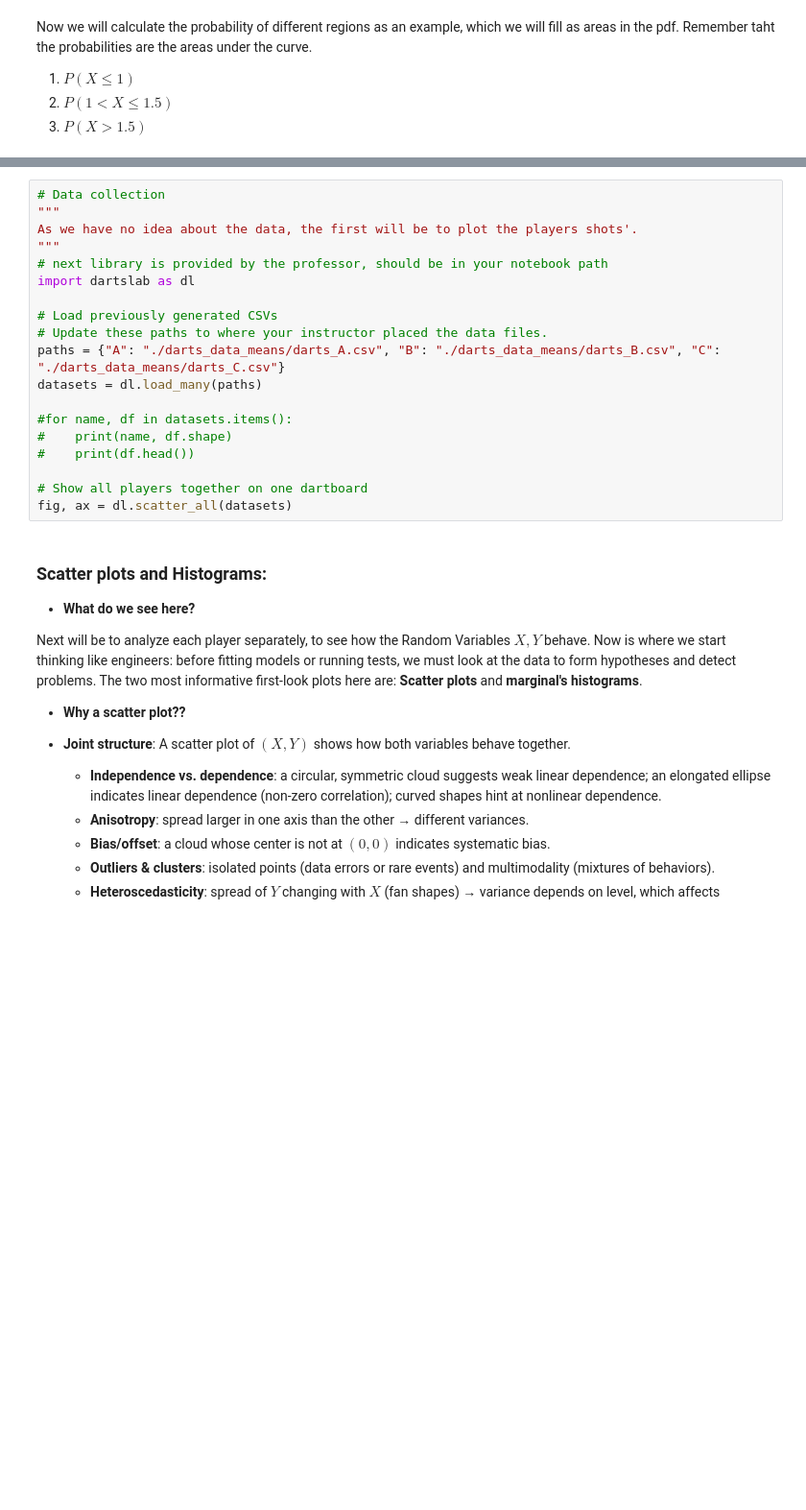
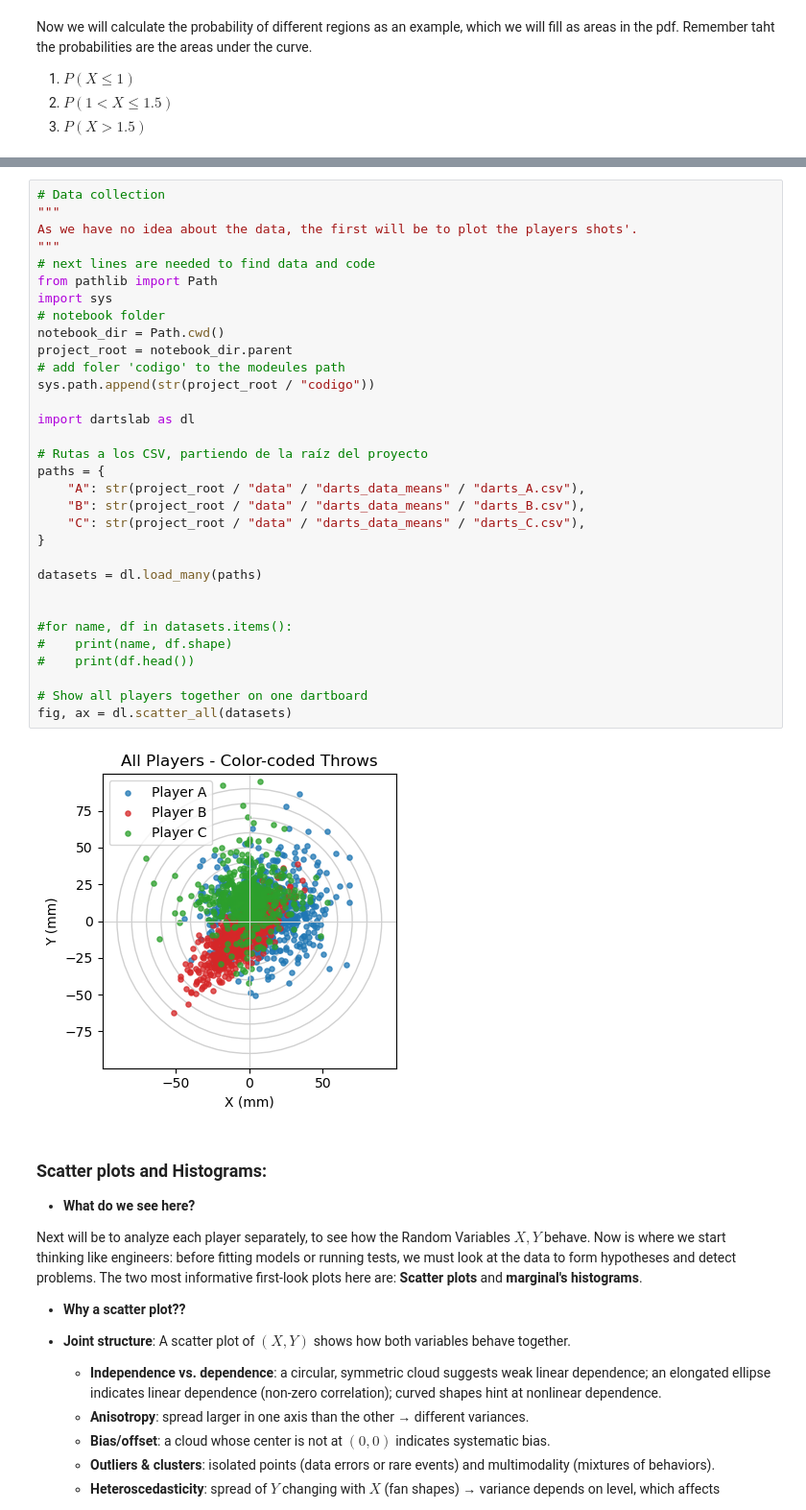
Before and after one commit to Alberto-Rodriguez-Martinez/statistical-signal-processing, a Jupyter notebook: notebooks/Random_Variables.ipynb, the cells around one changed output, grey strips where cells are left out. Shown at 96% size. Saved outputs shown, nothing was run; the diff lists cells and outputs as text; blank space fills up the shorter version.

```diff
--- a/notebooks/Random_Variables.ipynb
+++ b/notebooks/Random_Variables.ipynb
@@ -340,22 +363,37 @@ In this experiment, each throw lands at coordinates $(X, Y)$ measured in millime
 # %%
 # Data collection
 """
 As we have no idea about the data, the first will be to plot the players shots'.
 """
-# next library is provided by the professor, should be in your notebook path
+# next lines are needed to find data and code
+from pathlib import Path
+import sys
+# notebook folder
+notebook_dir = Path.cwd()
+project_root = notebook_dir.parent
+# add foler 'codigo' to the modeules path
+sys.path.append(str(project_root / "codigo"))
+
 import dartslab as dl
 
-# Load previously generated CSVs
-# Update these paths to where your instructor placed the data files.
-paths = {"A": "./darts_data_means/darts_A.csv", "B": "./darts_data_means/darts_B.csv", "C": "./darts_data_means/darts_C.csv"}
+# Rutas a los CSV, partiendo de la raíz del proyecto
+paths = {
+    "A": str(project_root / "data" / "darts_data_means" / "darts_A.csv"),
+    "B": str(project_root / "data" / "darts_data_means" / "darts_B.csv"),
+    "C": str(project_root / "data" / "darts_data_means" / "darts_C.csv"),
+}
+
 datasets = dl.load_many(paths)
+
 
 #for name, df in datasets.items():
 #    print(name, df.shape)
 #    print(df.head())
 
 # Show all players together on one dartboard
 fig, ax = dl.scatter_all(datasets)
+# %% [output]
+[figure, added]
 # %% [markdown]
 ### Scatter plots and Histograms:
 * **What do we see here?**
```
Also changed, not shown: parts of 44 cells of this notebook, 1 other file.
